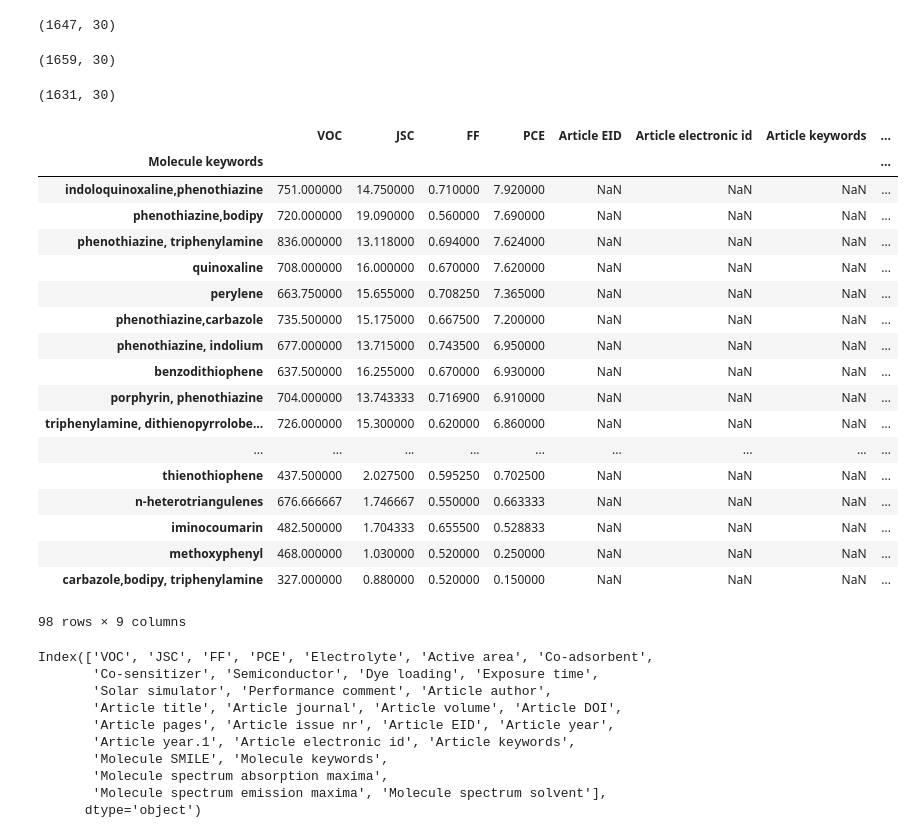
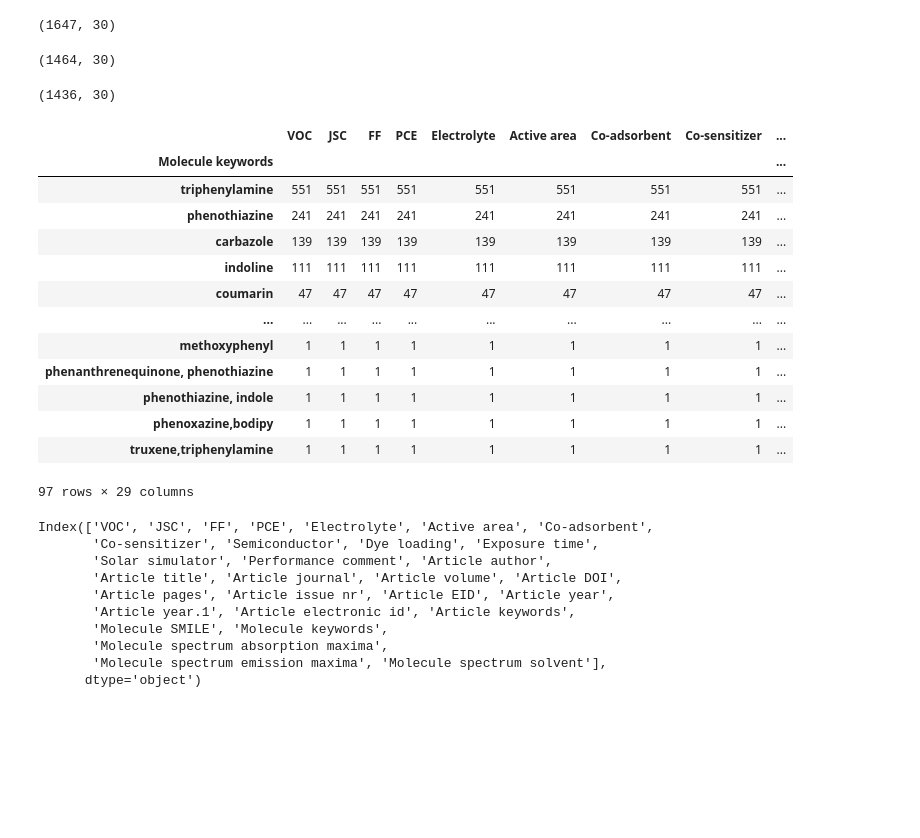
Before and after one commit to PaulC61/Cheminformatics, a Jupyter notebook: InternshipM2_BIU/WorkingEnvironment/Phase2/generateDyeDatasets.ipynb, the cells around one changed output. Drawn from its saved outputs; the diff is of its cells as text; code cells hidden in the pictures; blank space fills up the shorter version.

Commit message:
PLS Paper at Family Split and realised how to exclude porphyrins, same data as Hadar now

```diff
--- a/InternshipM2_BIU/WorkingEnvironment/Phase2/generateDyeDatasets.ipynb
+++ b/InternshipM2_BIU/WorkingEnvironment/Phase2/generateDyeDatasets.ipynb
@@ -230,42 +198,37 @@ metalsNoMixes.shape
 (1647, 30)
 # %%
 noMetalsMixes = metalsMixes.loc[(~metalsMixes['Molecule keywords'].str.contains('ruthenium'))
-                                & (~metalsMixes['Molecule keywords'].str.contains('zinc'))
+                                & (~metalsMixes['Molecule SMILE'].str.contains('Zn'))
                                    & (~metalsMixes['Molecule SMILE'].str.contains("se"))]
 
-noMetalsMixes.shape #1678 -> 1659
+noMetalsMixes.shape #1678 -> 1464
 # %% [output]
-(1659, 30)
+(1464, 30)
 # %%
 noMetalsNoMixes = metalsNoMixes.loc[(~metalsNoMixes['Molecule keywords'].str.contains('ruthenium'))
-                                & (~metalsNoMixes['Molecule keywords'].str.contains('zinc'))
+                                & (~metalsNoMixes['Molecule SMILE'].str.contains('Zn'))
                                    & (~metalsNoMixes['Molecule SMILE'].str.contains("se"))]
 
-noMetalsNoMixes.shape #1647 -> 1631
+noMetalsNoMixes.shape #1647 -> 1436
 # %% [output]
-(1631, 30)
+(1436, 30)
 # %%
-noMetalsNoMixes.groupby(['Molecule keywords']).mean().sort_values('PCE', ascending=False)
+noMetalsNoMixes.groupby(['Molecule keywords']).count().sort_values('PCE', ascending=False)
 # %% [output]
-|  | VOC | JSC | FF | PCE | Article EID | Article electronic id | Article keywords | ... |
-| Molecule keywords |  |  |  |  |  |  |  | ... |
-| indoloquinoxaline,phenothiazine | 751.000000 | 14.750000 | 0.710000 | 7.920000 | NaN | NaN | NaN | ... |
-| phenothiazine,bodipy | 720.000000 | 19.090000 | 0.560000 | 7.690000 | NaN | NaN | NaN | ... |
-| phenothiazine, triphenylamine | 836.000000 | 13.118000 | 0.694000 | 7.624000 | NaN | NaN | NaN | ... |
-| quinoxaline | 708.000000 | 16.000000 | 0.670000 | 7.620000 | NaN | NaN | NaN | ... |
-| perylene | 663.750000 | 15.655000 | 0.708250 | 7.365000 | NaN | NaN | NaN | ... |
-| phenothiazine,carbazole | 735.500000 | 15.175000 | 0.667500 | 7.200000 | NaN | NaN | NaN | ... |
-| phenothiazine, indolium | 677.000000 | 13.715000 | 0.743500 | 6.950000 | NaN | NaN | NaN | ... |
-| benzodithiophene | 637.500000 | 16.255000 | 0.670000 | 6.930000 | NaN | NaN | NaN | ... |
-| porphyrin, phenothiazine | 704.000000 | 13.743333 | 0.716900 | 6.910000 | NaN | NaN | NaN | ... |
-| triphenylamine, dithienopyrrolobe... | 726.000000 | 15.300000 | 0.620000 | 6.860000 | NaN | NaN | NaN | ... |
-| ... | ... | ... | ... | ... | ... | ... | ... | ... |
-| thienothiophene | 437.500000 | 2.027500 | 0.595250 | 0.702500 | NaN | NaN | NaN | ... |
-| n-heterotriangulenes | 676.666667 | 1.746667 | 0.550000 | 0.663333 | NaN | NaN | NaN | ... |
-| iminocoumarin | 482.500000 | 1.704333 | 0.655500 | 0.528833 | NaN | NaN | NaN | ... |
-| methoxyphenyl | 468.000000 | 1.030000 | 0.520000 | 0.250000 | NaN | NaN | NaN | ... |
-| carbazole,bodipy, triphenylamine | 327.000000 | 0.880000 | 0.520000 | 0.150000 | NaN | NaN | NaN | ... |
+|  | VOC | JSC | FF | PCE | Electrolyte | Active area | Co-adsorbent | Co-sensitizer | ... |
+| Molecule keywords |  |  |  |  |  |  |  |  | ... |
+| triphenylamine | 551 | 551 | 551 | 551 | 551 | 551 | 551 | 551 | ... |
+| phenothiazine | 241 | 241 | 241 | 241 | 241 | 241 | 241 | 241 | ... |
+| carbazole | 139 | 139 | 139 | 139 | 139 | 139 | 139 | 139 | ... |
+| indoline | 111 | 111 | 111 | 111 | 111 | 111 | 111 | 111 | ... |
+| coumarin | 47 | 47 | 47 | 47 | 47 | 47 | 47 | 47 | ... |
+| ... | ... | ... | ... | ... | ... | ... | ... | ... | ... |
+| methoxyphenyl | 1 | 1 | 1 | 1 | 1 | 1 | 1 | 1 | ... |
+| phenanthrenequinone, phenothiazine | 1 | 1 | 1 | 1 | 1 | 1 | 1 | 1 | ... |
+| phenothiazine, indole | 1 | 1 | 1 | 1 | 1 | 1 | 1 | 1 | ... |
+| phenoxazine,bodipy | 1 | 1 | 1 | 1 | 1 | 1 | 1 | 1 | ... |
+| truxene,triphenylamine | 1 | 1 | 1 | 1 | 1 | 1 | 1 | 1 | ... |
-98 rows × 9 columns
+97 rows × 29 columns
 # %%
 noMetalsMixes.columns
 # %% [output]
```
Also changed, not shown: parts of 8 cells of this notebook, 10 other files.
